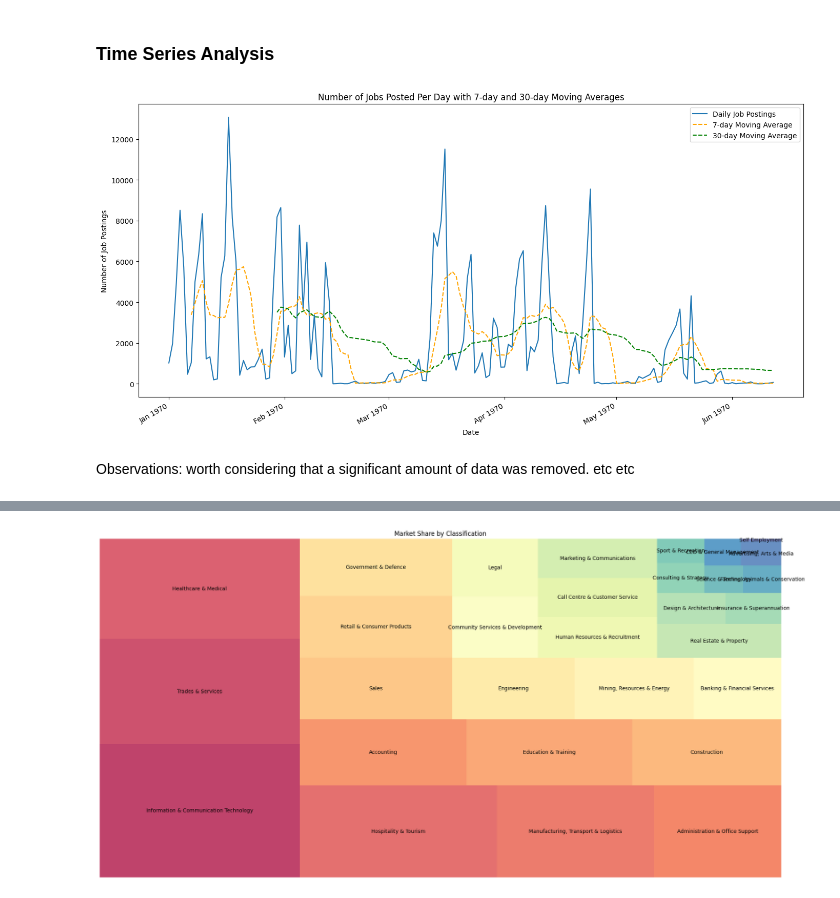
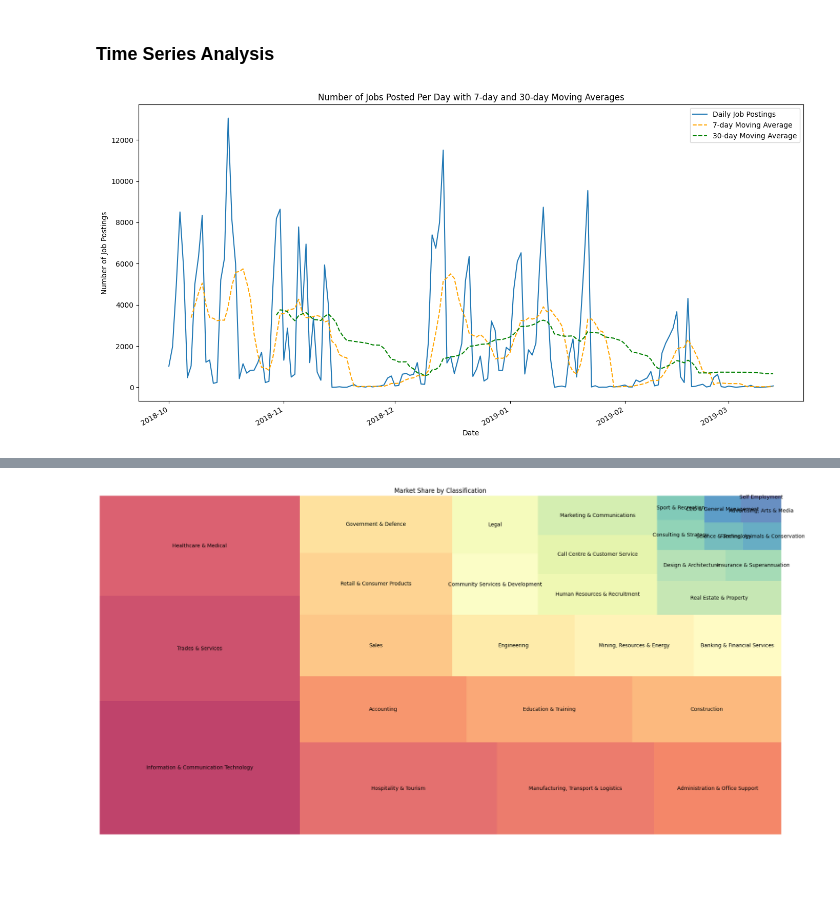
Before and after one commit to jrutho/BigDataAnalytics-Assignment1, a Jupyter notebook: Question2.ipynb, the cells around one changed output, grey strips where cells are left out. Saved outputs shown, nothing was run; the diff lists cells and outputs as text; code cells hidden in the pictures; blank space fills up the shorter version.

```diff
--- a/Question2.ipynb
+++ b/Question2.ipynb
@@ -203,31 +195,25 @@ plt.show()
 # %% [markdown]
 ### Time Series Analysis
 # %%
+df['Date'] = pd.to_datetime(df['Date'], errors='coerce')
 daily_postings = df.groupby('Date').size().reset_index(name='Job Postings')
 
-# Calculate the 7-day and 30-day moving averages
 daily_postings['7-day Moving Average'] = daily_postings['Job Postings'].rolling(window=7).mean()
 daily_postings['30-day Moving Average'] = daily_postings['Job Postings'].rolling(window=30).mean()
 
 plt.figure(figsize=(14, 7))
 sns.lineplot(data=daily_postings, x='Date', y='Job Postings', label='Daily Job Postings')
 sns.lineplot(data=daily_postings, x='Date', y='7-day Moving Average', label='7-day Moving Average', color='orange', linestyle='--')
 sns.lineplot(data=daily_postings, x='Date', y='30-day Moving Average', label='30-day Moving Average', color='green', linestyle='--')
 
 plt.gca().xaxis.set_major_locator(mdates.MonthLocator())
-plt.gca().xaxis.set_major_formatter(mdates.DateFormatter('%b %Y'))
 plt.gcf().autofmt_xdate()
 
 plt.title('Number of Jobs Posted Per Day with 7-day and 30-day Moving Averages')
 plt.xlabel('Date')
 plt.ylabel('Number of Job Postings')
 plt.legend()
 plt.tight_layout()
 plt.show()
 # %% [output]
-[figure, old version]
+[figure, new version]
-# %% [markdown]
-Observations:
-worth considering that a significant amount of data was removed.
-etc
-etc
```
Also changed, not shown: parts of 29 cells of this notebook, 1 other file.
